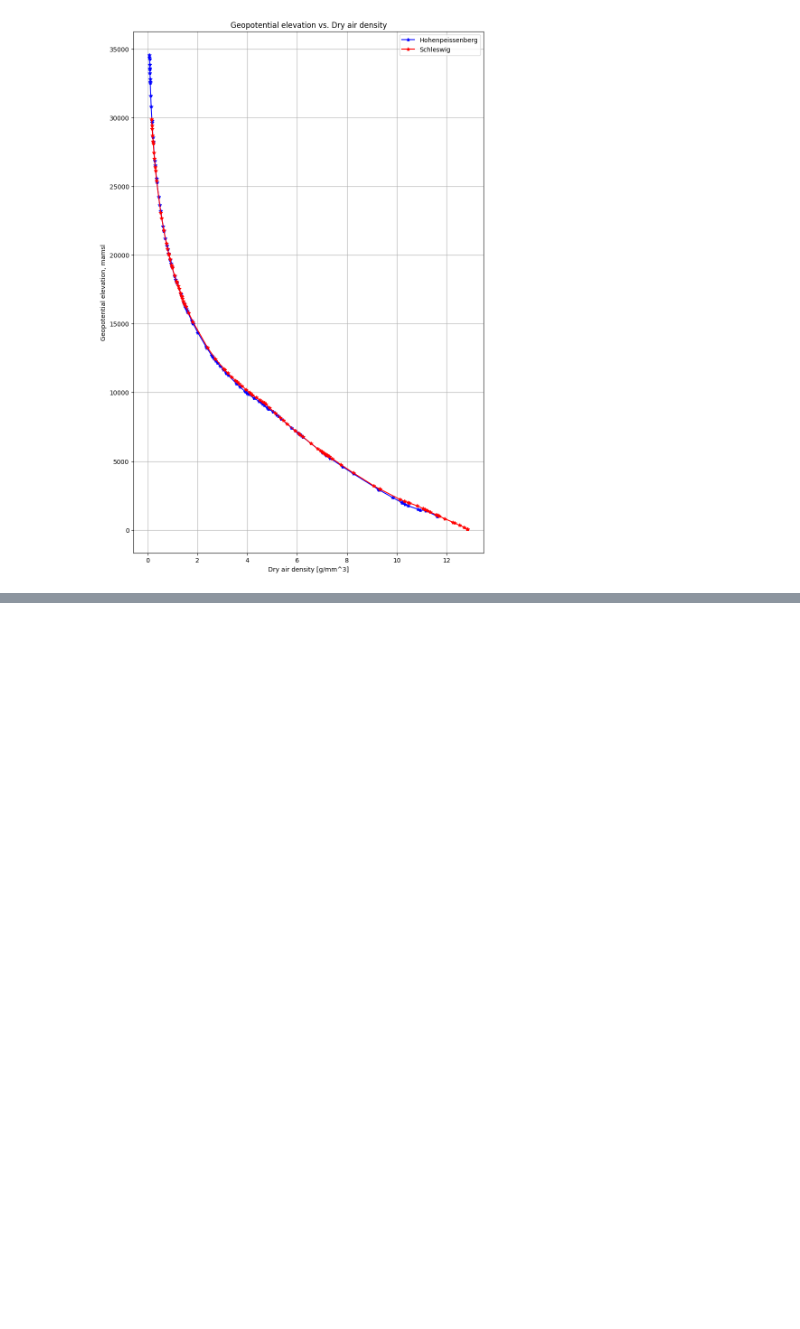
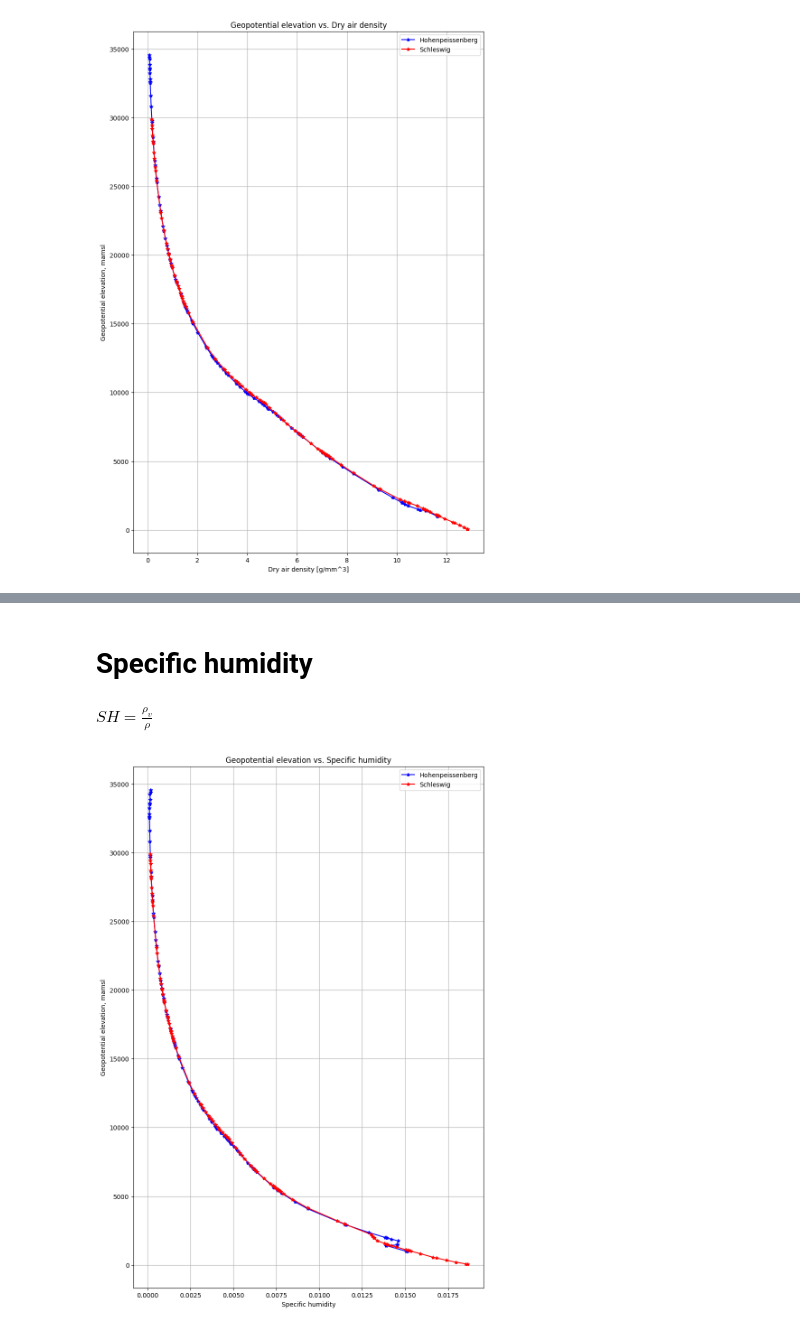
Before and after one commit to raphouphel/hydrology-group-8, a Jupyter notebook: Assignment_2/Untitled-1.ipynb, the cells around one changed output, grey strips where cells are left out. Drawn from its saved outputs; the diff is of its cells as text; code cells hidden in the pictures; blank space fills up the shorter version.

```diff
--- a/Assignment_2/Untitled-1.ipynb
+++ b/Assignment_2/Untitled-1.ipynb
@@ -118,0 +155,19 @@ plt.grid('Below')
+# %% [markdown]
+# Specific humidity
+# %% [markdown]
+$SH = \frac{ρ_v}{ρ}$
+# %%
+# specific humidity
+specific_humidity2290 = water_vapour_density2290/moist_air_density2290
+specific_humidity4466 = water_vapour_density4466/moist_air_density4466
+# %%
+plt.figure(figsize=(10,15))
+plt.plot(specific_humidity2290,day_data_2290['AEH'],'b-*') # to get it in [g/mm^3]
+plt.plot(specific_humidity4466,day_data_4466['AEH'],'r-*') # to get it in [g/mm^3]
+plt.xlabel('Specific humidity')
+plt.ylabel('Geopotential elevation, mamsl')
+plt.legend(['Hohenpeissenberg','Schleswig'])
+plt.title('Geopotential elevation vs. Specific humidity')
+plt.grid('Below')
+# %% [output]
+[figure, added]
```
Also changed, not shown: parts of 8 cells of this notebook.
